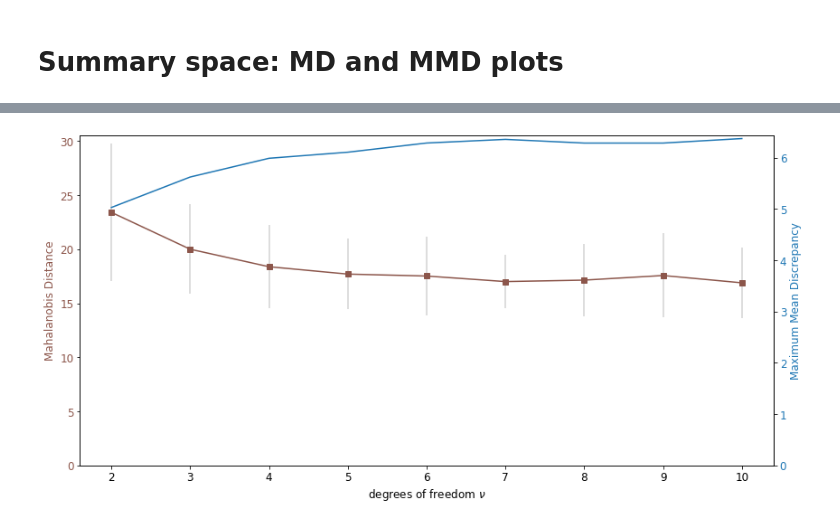
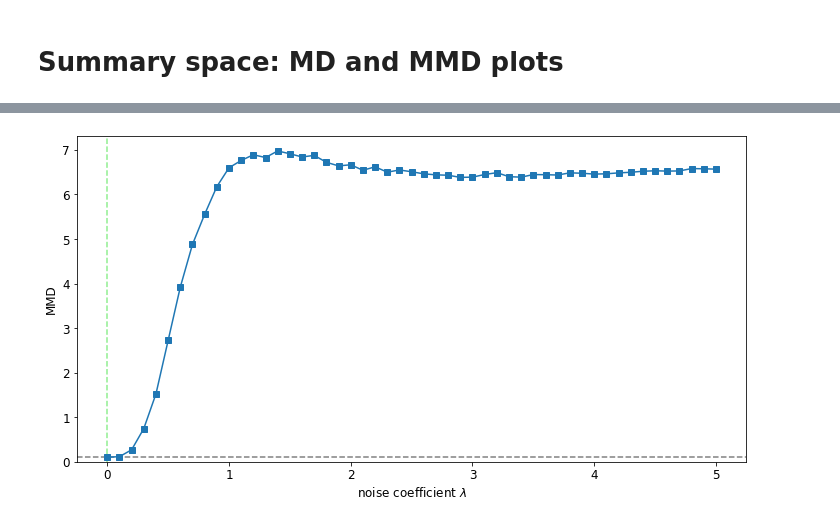
Before and after one commit to marvinschmitt/ModelMisspecificationBF, a Jupyter notebook: abf_mvn_means_full_cov.ipynb, the cells around one changed output, grey strips where cells are left out. Cells and saved outputs as stored; diff of their text form; code cells hidden in the pictures.

Commit message:
start MM analysis of COVID models

```diff
--- a/abf_mvn_means_full_cov.ipynb
+++ b/abf_mvn_means_full_cov.ipynb
@@ -372,7 +373,7 @@ adversarial_diagnostics_mvn_full_cov(trainer, theta=theta, x=x,
 # %%
 mu_0o = 2.5
 lamda_0o = 5
-Psi_0o = np.eye(D)
+Psi_0o = 2.5 * np.eye(D)
 nu_0o = 10
 prior = NormalInverseWishartPrior(D=D, mu_0=mu_0o, lamda_0=lamda_0o, Psi_0=Psi_0o, nu_0=nu_0o)
 simulator = GaussianMeanCovSimulator()
@@ -383,5 +384,5 @@ theta, x = generative_model(200, 100)
 
 adversarial_diagnostics_mvn_full_cov(trainer, theta=theta, x=x,
                                      #print_plots=True,
-                                    filename="plots/abf_mvn_full_cov_A1a")
+                                    filename="plots/abf_mvn_full_cov_prior_scale_loc")
 # %% [output]
@@ -656,27 +556,25 @@ plot_mvn_MD_MMD(MD_mean, MD_std, MMD, alphas, task_name, x_label, baseline_param
 # %%
-task_name = "A1b"
-x_label = r"scale of prior scale matrix $\Psi_0$"
+task_name = "A2"
+x_label = r"degrees of freedom $\nu$"
 
 theta, x = trainer._forward_inference(200, 100)
 
 X_o = []
-alphas = np.arange(0.1, 2.0, step=0.1)
+alphas = np.arange(2, 11, step=1)
 
 for alpha in alphas:
-    mu_0o = 0.0
+    mu_0o = 1.0
     lamda_0o = 5
-    Psi_0o = alpha*np.eye(D)
+    Psi_0o = np.eye(D)
     nu_0o = 10
     prior = NormalInverseWishartPrior(D=D, mu_0=mu_0o, lamda_0=lamda_0o, Psi_0=Psi_0o, nu_0=nu_0o)
-    simulator = GaussianMeanCovSimulator()
+    simulator = MultivariateTSimulatorFullCov(df=int(alpha))
     generative_model = GenerativeModel(prior, simulator, param_transform=param_transform_full_cov)
 
-    _, x_o = generative_model(200, 100)
+    theta, x_o = generative_model(200, 100)
     X_o.append(x_o)
 
 MD_mean, MD_std = MD_analysis(x, X_o)
 MMD = MMD_analysis(x, X_o)
 
-#plot_mvn_MD(MD_mean, MD_std, alphas, task_name, x_label, baseline_param=1.0)
-#plot_mvn_MMD(MMD, alphas, task_name, x_label, baseline_param=1.0)
-plot_mvn_MD_MMD(MD_mean, MD_std, MMD, alphas, task_name, x_label, baseline_param=1.0)
+plot_mvn_MMD(MMD, alphas, task_name, x_label, baseline_param=None)
@@ -685,29 +581,31 @@ plot_mvn_MD_MMD(MD_mean, MD_std, MMD, alphas, task_name, x_label, baseline_param
 # %%
-task_name = "A2"
-x_label = r"degrees of freedom $\nu$"
+task_name = "pink_noise"
+x_label = r"noise coefficient $\lambda$"
 
 theta, x = trainer._forward_inference(200, 100)
 
 X_o = []
-alphas = np.arange(2, 11, step=1)
+alphas = np.arange(0.0, 5.1, step=0.1)
 
 for alpha in alphas:
-    mu_0o = 1.0
+    mu_0o = 0.0
     lamda_0o = 5
     Psi_0o = np.eye(D)
     nu_0o = 10
     prior = NormalInverseWishartPrior(D=D, mu_0=mu_0o, lamda_0=lamda_0o, Psi_0=Psi_0o, nu_0=nu_0o)
-    simulator = MultivariateTSimulatorFullCov(df=int(alpha))
+    simulator = GaussianMeanCovSimulator()
     generative_model = GenerativeModel(prior, simulator, param_transform=param_transform_full_cov)
+    theta, x_star = generative_model(200, 100)
 
-    theta, x_o = generative_model(200, 100)
+    lamda = alpha  # contribution of contamination xi
+
+    xi = cn.powerlaw_psd_gaussian(exponent=1, size=x_star.shape)
+
+    x_o = normalize(x_star + lamda * xi)
     X_o.append(x_o)
 
-MD_mean, MD_std = MD_analysis(x, X_o)
 MMD = MMD_analysis(x, X_o)
 
-#plot_mvn_MD(MD_mean, MD_std, alphas, task_name, x_label, baseline_param=None)
-#plot_mvn_MMD(MMD, alphas, task_name, x_label, baseline_param=None)
-plot_mvn_MD_MMD(MD_mean, MD_std, MMD, alphas, task_name, x_label, baseline_param=None)
+plot_mvn_MMD(MMD, alphas, task_name, x_label, baseline_param=0.0)
 # %% [output]
-[figure, old version]
+[figure, new version]
```
Also changed, not shown: parts of 19 cells of this notebook, 3 other files.
